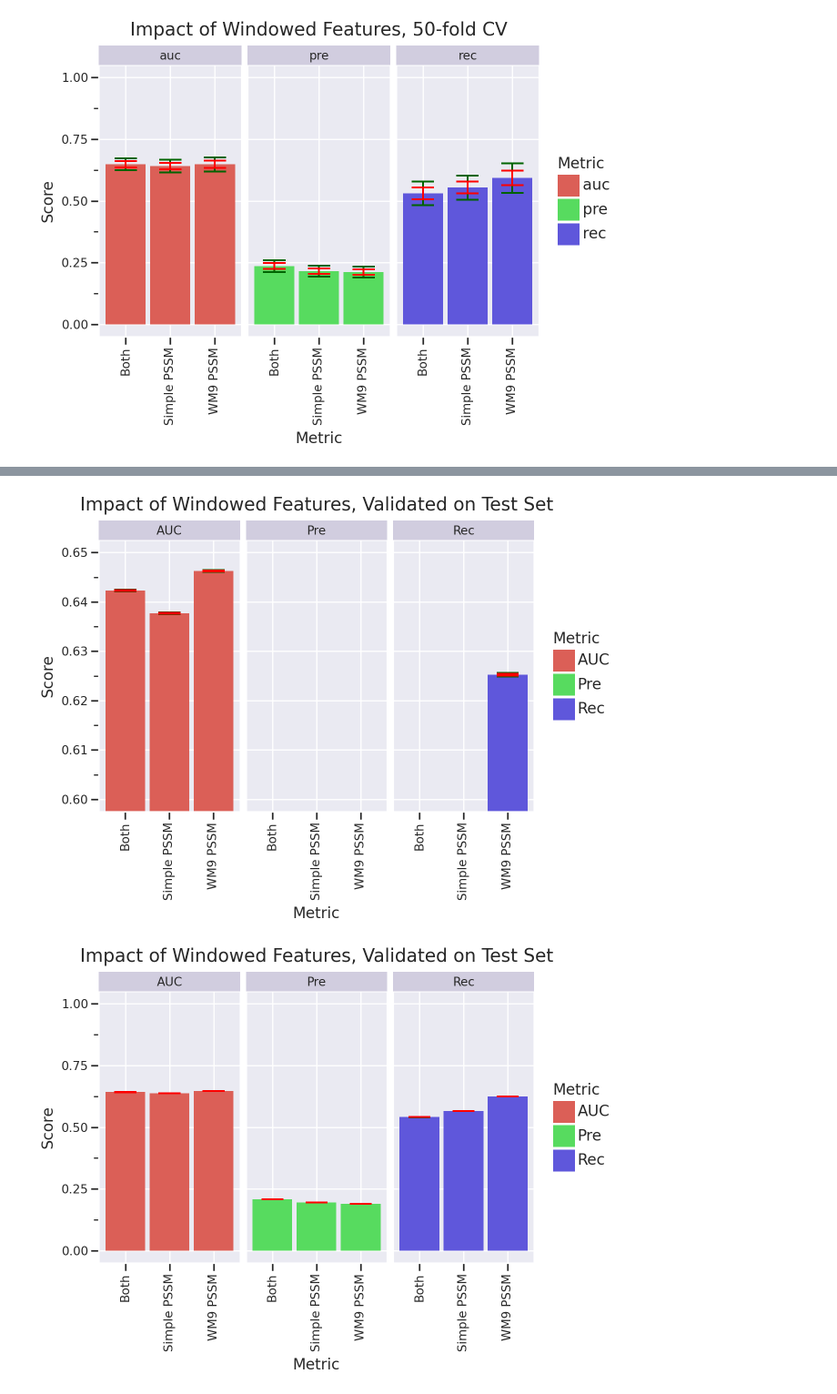
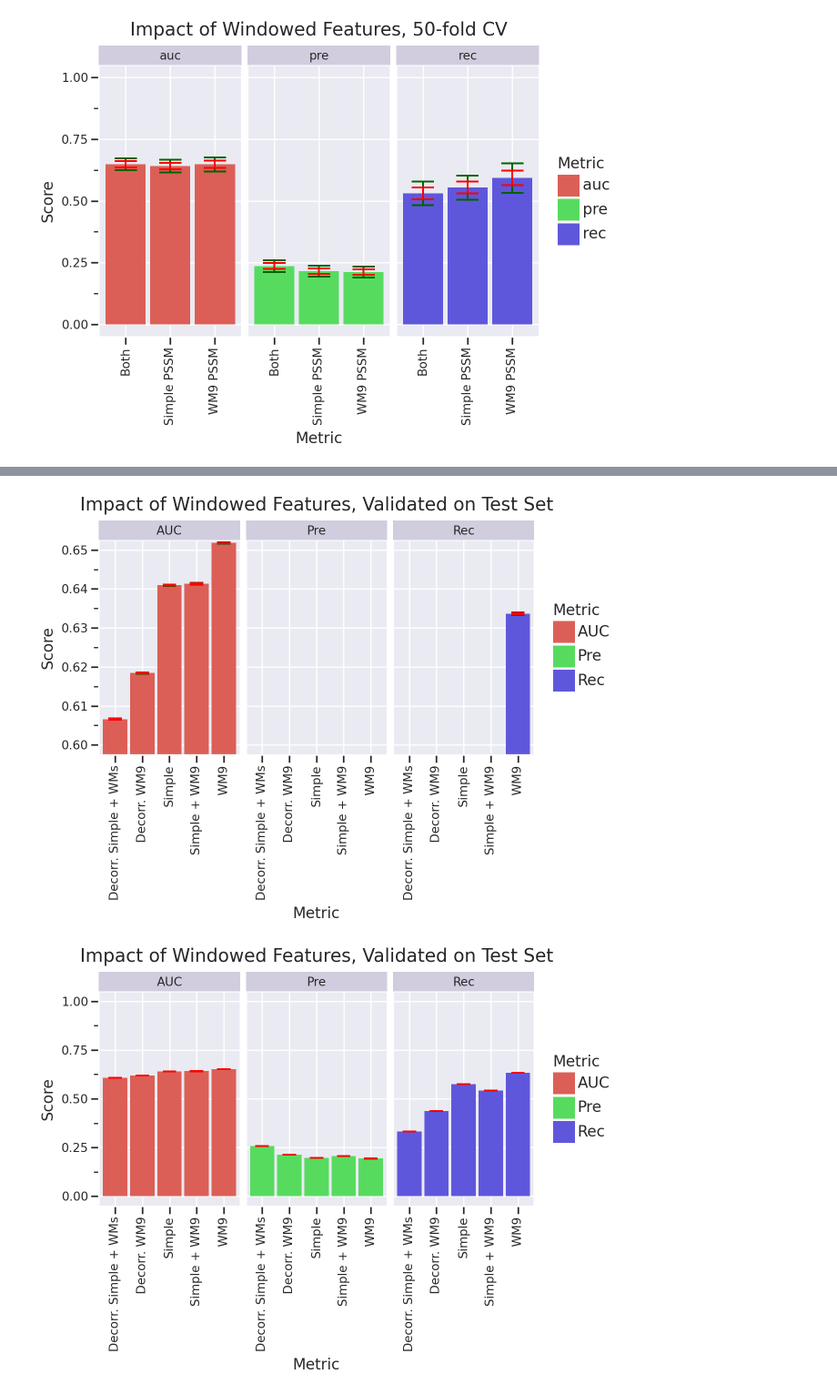
Before and after one commit to LuminousCodeGH/scientific-machine-learning-project, a Jupyter notebook: random_forest_window_experiment.ipynb, the cells around one changed output, grey strips where cells are left out. Shown at 91% size. Cells and saved outputs as stored; diff of their text form; code cells hidden in the pictures.

Commit message:
Add decorrelated windows into model

```diff
--- a/random_forest_window_experiment.ipynb
+++ b/random_forest_window_experiment.ipynb
@@ -397,6 +395,7 @@ plot_performance([results_0, results_09, results_9], ['Simple PSSM', 'Both', 'WM
 # %% [output]
 [figure]
 # %%
+# Evaluate the correlated windowed features on the test set
 y_train = ppi_clean.p_interface
 X_train = ppi_clean.drop('p_interface', axis=1)
 X_train = remove_non_features(X_train, non_feature_cols)
@@ -417,14 +416,34 @@ X_test_09 = select_window_sizes(X_test, [9])
 X_test_9 = select_window_size(X_test, 9)
 X_tests = [X_test_0, X_test_09, X_test_9]
 
+# Evaluate the decorrelated windowed features on the test set
+from window_decorrelation import decorrelate_window
+X_train_d = decorrelate_window(X_train)
+X_test_d = decorrelate_window(X_test)
+
+hyperparams_alldecorr = {"criterion": "gini", "max_depth": 23, "max_features": "log2", "min_samples_leaf": 23, "n_estimators": 170}
+hyperparams_9decorr = {"criterion":"gini","max_depth":37,"max_features":"log2","min_samples_leaf":33,"n_estimators":285}
+
+X_train_9decorr = select_window_size(X_train_d, 9)
+X_test_9decorr = select_window_size(X_test_d, 9)
+
+X_train_alldecorr = X_train_d.copy()
+X_test_alldecorr = X_test_d.copy()
+
+X_trains.extend([X_train_9decorr, X_train_alldecorr])
+X_tests.extend([X_test_9decorr, X_test_alldecorr])
+
 # These models are quite fast to train, so I decided not to save the data...
 model_0 = RandomForestClassifier(class_weight='balanced', n_jobs=-1, **hyperparams_0)
 model_09 = RandomForestClassifier(class_weight='balanced', n_jobs=-1, **hyperparams_09)
 model_9 = RandomForestClassifier(class_weight='balanced', n_jobs=-1, **hyperparams_9)
-models = [model_0, model_09, model_9]
+model_9decorr = RandomForestClassifier(class_weight='balanced', n_jobs=-1, **hyperparams_9decorr)
+model_alldecorr = RandomForestClassifier(class_weight='balanced', n_jobs=-1, **hyperparams_alldecorr)
+models = [model_0, model_09, model_9, model_9decorr, model_alldecorr]
 
 y_predictions = []
 for m, X_tr, X_te in zip(models, X_trains, X_tests):
+    print(f'Testing model: {m}')
     m.fit(X_tr, y_train)
     y_pred = m.predict_proba(X_te)[:, 1]
     y_predictions.append(y_pred)
@@ -484,12 +535,18 @@ def bootstrap_metrics(y_true: list[float], y_pred: list[float], metric_funcs: li
 metric_funcs = [roc_auc_score, precision_score, recall_score]
 print('Model 0:')
 test_res_0 = bootstrap_metrics(y_test, y_predictions[0], metric_funcs, ['AUC', 'Pre', 'Rec'])
-test_res_0.loc[:, 'model'] = 'Simple PSSM'
-print('Model 09')
+test_res_0.loc[:, 'model'] = 'Simple Scores'
+print('Model 09:')
 test_res_09 = bootstrap_metrics(y_test, y_predictions[1], metric_funcs, ['AUC', 'Pre', 'Rec'])
-test_res_09.loc[:, 'model'] = 'Both'
-print('Model 9')
+test_res_09.loc[:, 'model'] = 'Simple'
+print('Model 9:')
 test_res_9 = bootstrap_metrics(y_test, y_predictions[2], metric_funcs, ['AUC', 'Pre', 'Rec'])
-test_res_9.loc[:, 'model'] = 'WM9 PSSM'
+test_res_9.loc[:, 'model'] = 'WM9 Scores'
+print('Model 9D:')
+test_res_9decorr = bootstrap_metrics(y_test, y_predictions[3], metric_funcs, ['AUC', 'Pre', 'Rec'])
+test_res_9decorr.loc[:, 'model'] = 'Decorr. WM9 Scores'
+print('Model 03579D:')
+test_res_alldecorr = bootstrap_metrics(y_test, y_predictions[4], metric_funcs, ['AUC', 'Pre', 'Rec'])
+test_res_alldecorr.loc[:, 'model'] = 'Decorr. Simple + WMs Scores'
 # %% [output]
 Model 0:
@@ -516,8 +577,8 @@ plot_densities([test_res_0, test_res_09, test_res_9], 'Histogram of Bootstrapped
 # %%
-plot_performance([test_res_0, test_res_09, test_res_9], ['Simple PSSM', 'Both', 'WM9 PSSM'], ['AUC', 'Pre', 'Rec'], 'Impact of Windowed Features, Validated on Test Set', y_limit=(0.6, 0.65))
+plot_performance([test_res_0, test_res_09, test_res_9, test_res_9decorr, test_res_alldecorr], ['Simple', 'Simple + WM9', 'WM9', 'Decorr. WM9', 'Decorr. Simple + WMs'], ['AUC', 'Pre', 'Rec'], 'Impact of Windowed Features, Validated on Test Set', y_limit=(0.6, 0.65))
 # %% [output]
-[figure, old version]
+[figure, new version]
 # %%
-plot_performance([test_res_0, test_res_09, test_res_9], ['Simple PSSM', 'Both', 'WM9 PSSM'], ['AUC', 'Pre', 'Rec'], 'Impact of Windowed Features, Validated on Test Set', y_limit=(0, 1))
+plot_performance([test_res_0, test_res_09, test_res_9, test_res_9decorr, test_res_alldecorr], ['Simple', 'Simple + WM9', 'WM9', 'Decorr. WM9', 'Decorr. Simple + WMs'], ['AUC', 'Pre', 'Rec'], 'Impact of Windowed Features, Validated on Test Set', y_limit=(0, 1))
 # %% [output]
-[figure, old version]
+[figure, new version]
```
Also changed, not shown: parts of 8 cells of this notebook, 2 other files.
